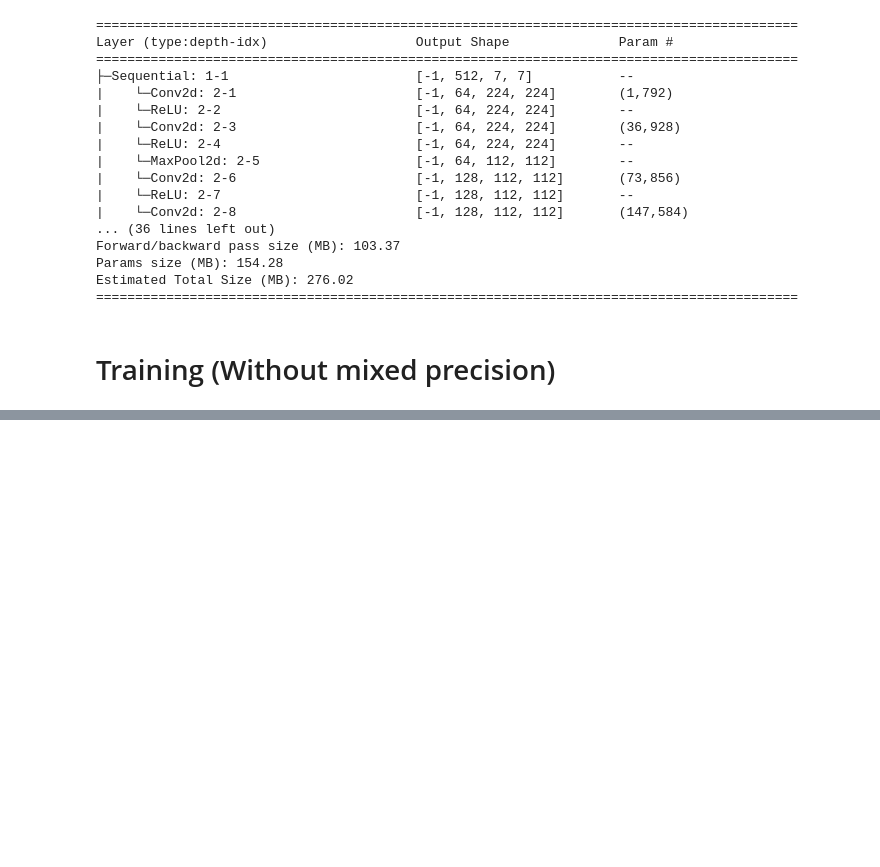
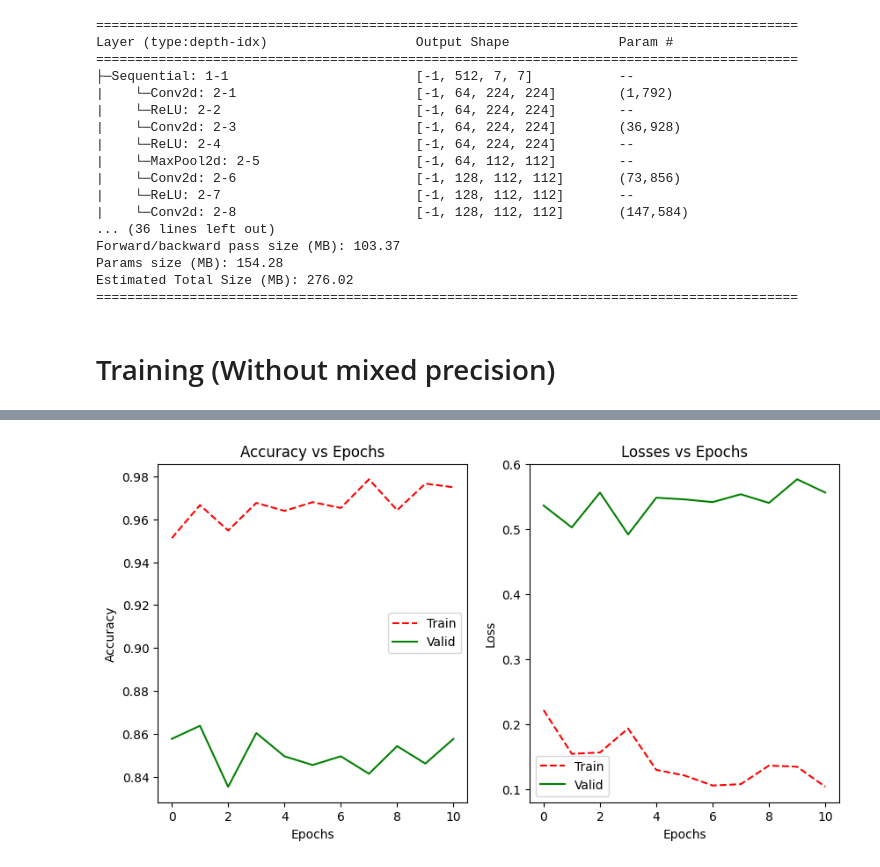
Before and after one commit to AniTho/Computer_Vision_DL, a Jupyter notebook: Day_07 Part 02 (VGG Model).ipynb, the cells around one changed output, grey strips where cells are left out. Drawn from its saved outputs; the diff is of its cells as text; code cells hidden in the pictures; blank space fills up the shorter version.

```diff
--- a/Day_07 Part 02 (VGG Model).ipynb
+++ b/Day_07 Part 02 (VGG Model).ipynb
@@ -418,0 +382,6 @@ The model is now unfreezed and trained with a smaller learning rate for finer tr
+# %%
+learning_rate = 3e-06
+dropout_p = 0.4
+model, train_losses, train_accuracies, valid_losses, valid_accuracies, best_valid_metric = train(load_check=True,
+                                                                                                 freeze = False,
+                                                                                          best_valid_metric = best_valid_metric)
@@ -418,0 +446,18 @@ The model is now unfreezed and trained with a smaller learning rate for finer tr
+# %%
+plt.figure(figsize = (10,5))
+plt.subplot(121)
+plt.title('Accuracy vs Epochs')
+plt.xlabel('Epochs')
+plt.ylabel('Accuracy')
+plt.plot(train_accuracies, 'r--', label = 'Train')
+plt.plot(valid_accuracies, 'g-', label = 'Valid')
+plt.legend()
+plt.subplot(122)
+plt.title('Losses vs Epochs')
+plt.xlabel('Epochs')
+plt.ylabel('Loss')
+plt.plot(train_losses, 'r--', label = 'Train')
+plt.plot(valid_losses, 'g-', label = 'Valid')
+plt.legend();
+# %% [output]
+[figure, added]
```
Also changed, not shown: parts of 10 cells of this notebook.
